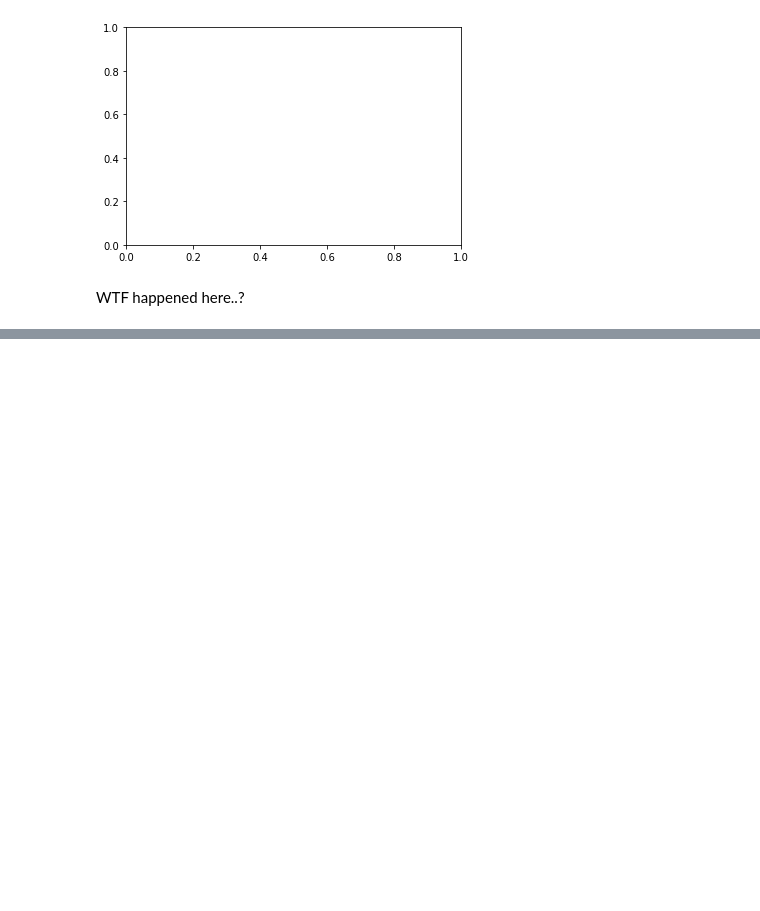
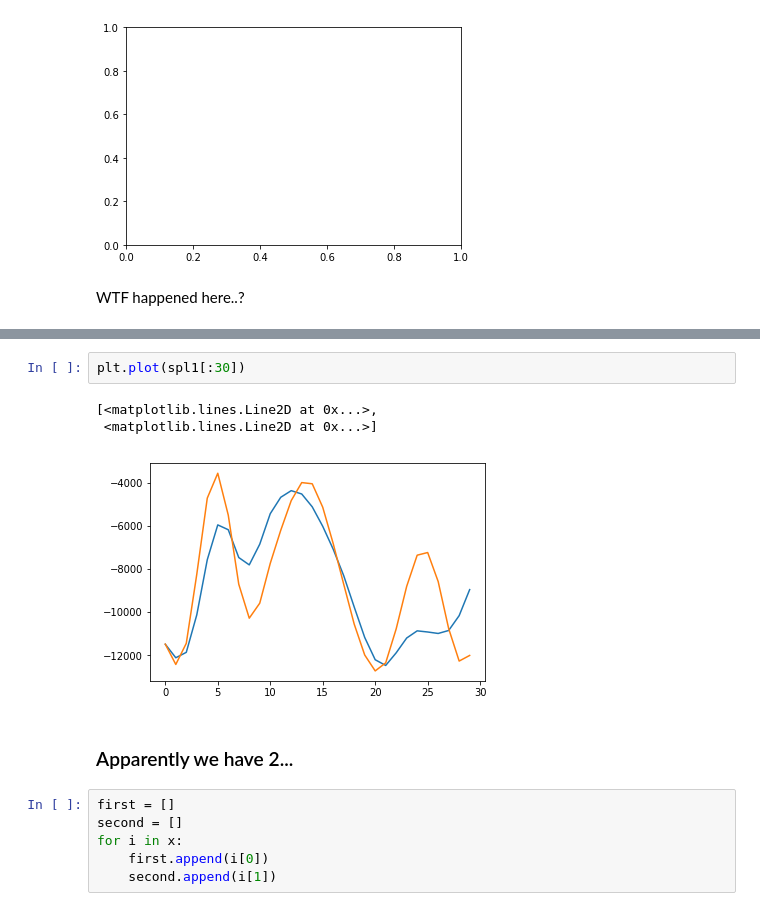
Before and after one commit to magdapoppins/pycourse-wav, a Jupyter notebook: chrm.ipynb, the cells around one changed output, grey strips where cells are left out. Cells and saved outputs as stored; diff of their text form; blank space fills up the shorter version.

```diff
--- a/chrm.ipynb
+++ b/chrm.ipynb
@@ -75,0 +108,14 @@ WTF happened here..?
+# %%
+plt.plot(spl1[:30])
+# %% [output]
+[<matplotlib.lines.Line2D at 0x...>,
+ <matplotlib.lines.Line2D at 0x...>]
+[figure, added]
+# %% [markdown]
+### Apparently we have 2...
+# %%
+first = []
+second = []
+for i in x:
+    first.append(i[0])
+    second.append(i[1])
```
Also changed, not shown: parts of 13 cells of this notebook, 1 other file.
